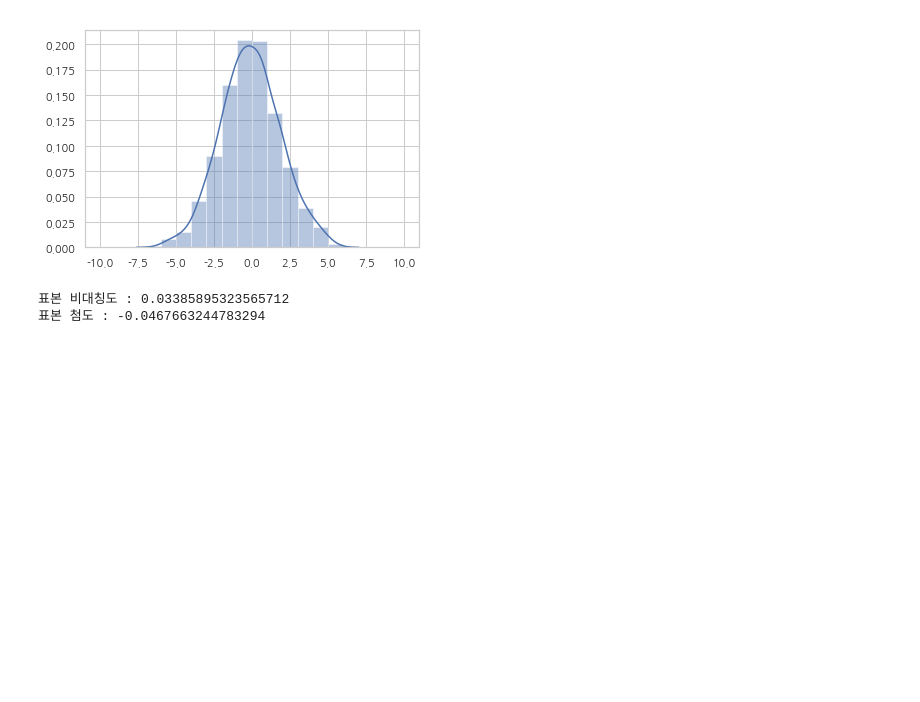
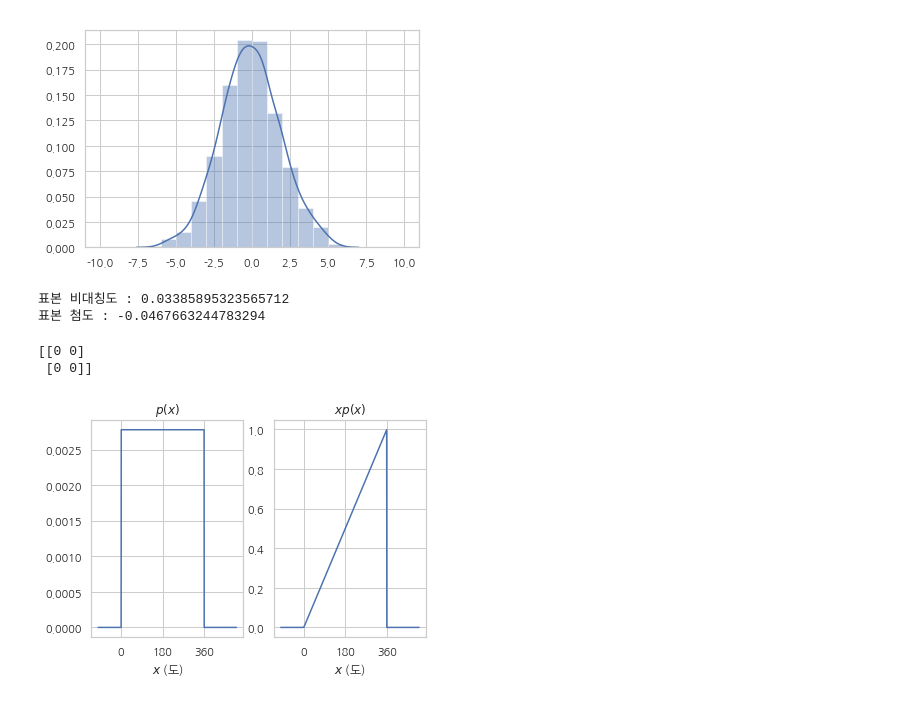
Before and after one commit to wooseok1152/python-data_science_school, a Jupyter notebook: 데이터 사이언스 스쿨 연습장.ipynb, the cells around one changed output. Drawn from its saved outputs; the diff is of its cells as text; code cells hidden in the pictures; blank space fills up the shorter version.

```diff
--- a/데이터 사이언스 스쿨 연습장.ipynb
+++ b/데이터 사이언스 스쿨 연습장.ipynb
@@ -2258,3 +2262,37 @@ print("표본 첨도 :", sp.stats.kurtosis(x))
 # %% [output]
 표본 비대칭도 : 0.03385895323565712
 표본 첨도 : -0.0467663244783294
+# %%
+'''
+'_like'가 붙은 numpy method는 인자로 numpy.array를 받는다.
+인자로 들어온 것의 shape에 지정된 값을 채운 numpy.array를 반환한다.
+'''
+a = np.array([[1,2],
+             [3,4]])
+result = np.zeros_like(a)
+
+print(result)
+# %% [output]
+[[0 0]
+ [0 0]]
+# %%
+# 원반 각도에 대한 확률밀도함수와 연속확률변수의 기대값(두 번째 그래프의 면적)
+x = np.linspace(-100, 500, 1000)
+p = np.zeros_like(x)
+p[(0 < x) & (x <= 360)] = 1/360
+xp = x * p
+
+plt.subplot(121)
+plt.plot(x, p)n
+plt.xticks([0, 180, 360])
+plt.title("$p(x)$")
+plt.xlabel("$x$ (도)")
+
+plt.subplot(122)
+plt.plot(x, xp)
+plt.xticks([0, 180, 360])
+plt.title("$xp(x)$")
+plt.xlabel("$x$ (도)")
+plt.show()
+# %% [output]
+[figure, added]
```
Also changed, not shown: parts of 1 cell of this notebook.
